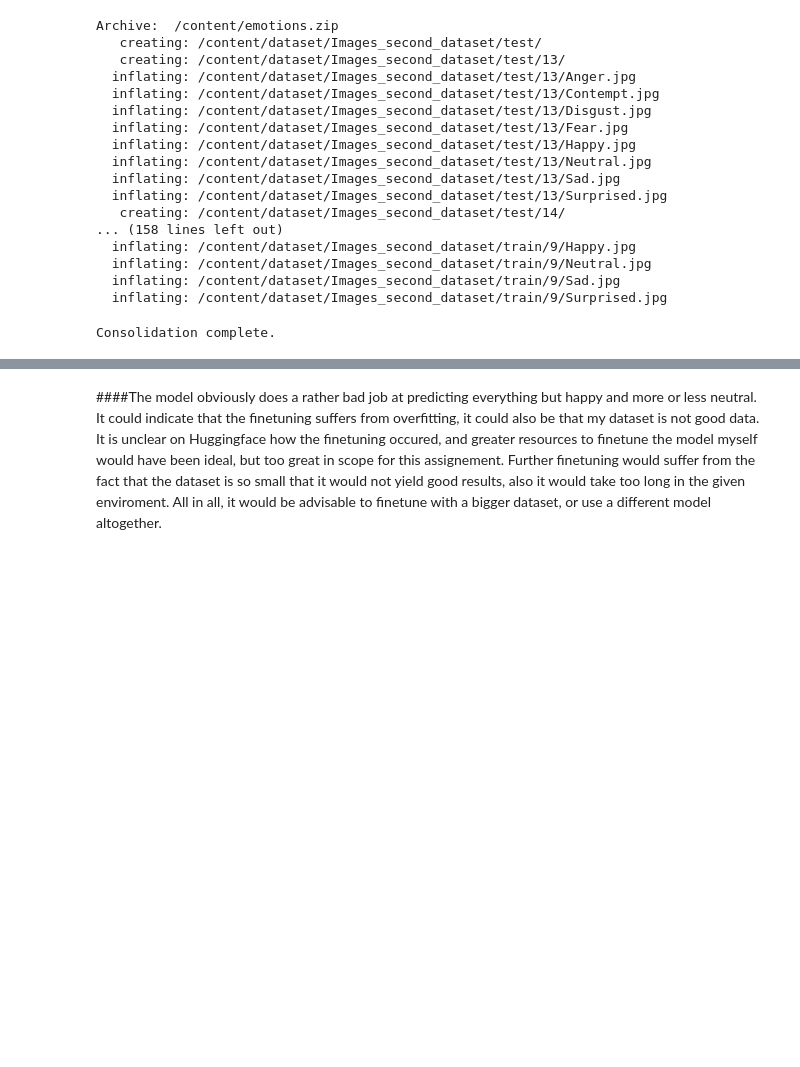
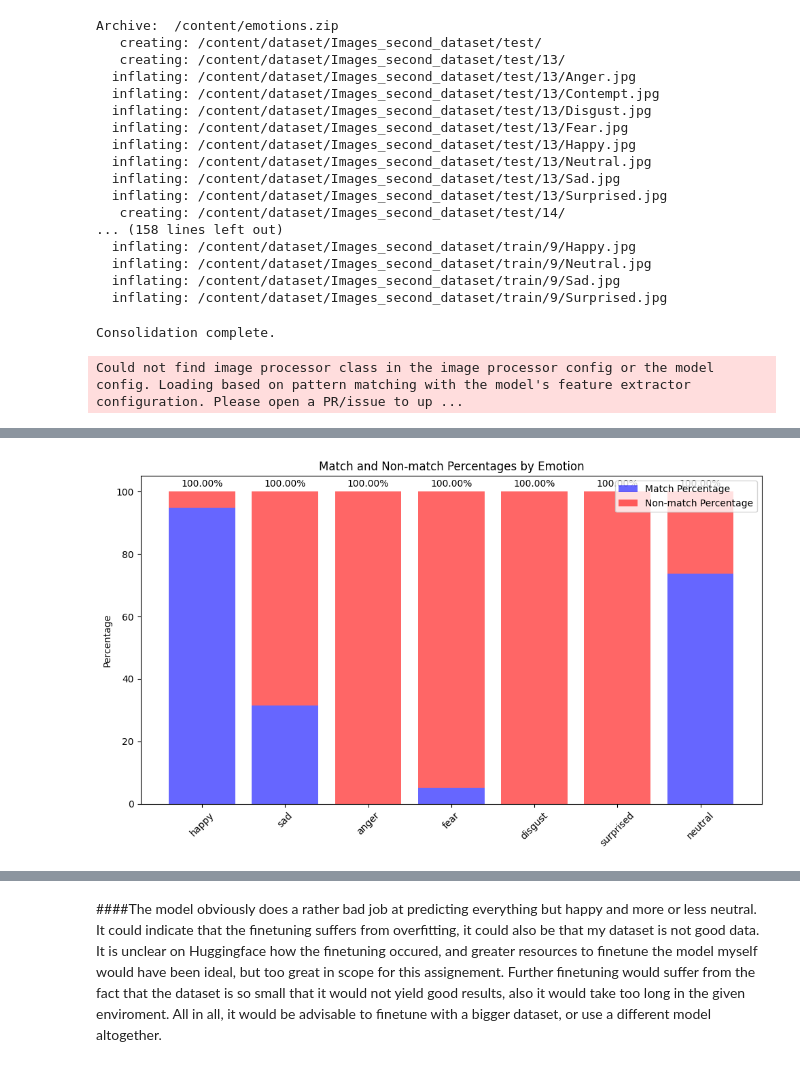
Before and after one commit to JakobPorsfelt/Content-Analysis, a Jupyter notebook: Exam_CV_final.ipynb, the cells around one changed output, grey strips where cells are left out. Saved outputs shown, nothing was run; the diff lists cells and outputs as text; code cells hidden in the pictures; blank space fills up the shorter version.

```diff
--- a/Exam_CV_final.ipynb
+++ b/Exam_CV_final.ipynb
@@ -123,6 +124,8 @@ Consolidation complete.
 from transformers import pipeline
 from PIL import Image
 import os
+import matplotlib.pyplot as plt
+import numpy as np
 
 # Initialize the pipeline, and does necessary preprocessing of the images to fit the expected input of the model.
 model_name = "trpakov/vit-face-expression"
@@ -157,19 +160,18 @@ def run_predictions_on_all_images(image_dir, pipe):
                     image.close()
                 except Exception as e:
                     print(f"An error occurred while processing image: {image_path}. Error: {e}")
-
     return predictions
 
-    """
-    This function takes the highest prediction score(from the prediction dictionary created above) as the prediction for that image,
-    then counts that result. It compares this prediction with the image file name, and counts if there is a match or not.
-    It finally shows a list of matches vs non-matches and checks if there is more matches or non-matches.
-    """
-# Assuming you have a list of all emotions you're interested in
-emotions = ['happy', 'sad', 'anger', 'fear', 'disgust', 'surprise', 'neutral']
+
+
+"""
+This next function takes the highest prediction score(from the prediction dictionary created above) as the prediction for that image,
+then counts that result. It compares this prediction with the image file name, and counts if there is a match or not.
+It finally shows a list of matches vs non-matches and checks if there is more matches or non-matches.
+"""
 
 def count_matches_by_emotion(predictions):
-    results = {emotion: {'matches': 0, 'non_matches': 0} for emotion in emotions}
+    results = {emotion: {'matches': 0, 'non_matches': 0, 'match_percentage': 0, 'non_match_percentage': 0} for emotion in emotions}
 
     for image_name, prediction in predictions.items():
         if prediction:  # Check if there is at least one prediction
@@ -182,7 +184,15 @@ def count_matches_by_emotion(predictions):
                 else:
                     results[true_emotion]['non_matches'] += 1
 
+                # Calculate percentages
+                total = results[true_emotion]['matches'] + results[true_emotion]['non_matches']
+                results[true_emotion]['match_percentage'] = (results[true_emotion]['matches'] / total) * 100 if total > 0 else 0
+                results[true_emotion]['non_match_percentage'] = (results[true_emotion]['non_matches'] / total) * 100 if total > 0 else 0
+
     return results
+
+
+emotions = ['happy', 'sad', 'anger', 'fear', 'disgust', 'surprised', 'neutral']
 
 # Run predictions on all images
 image_directory = '/content/consolidated_images'
@@ -196,3 +206,41 @@ for emotion, counts in emotion_results.items():
     print(f"Emotion: {emotion.capitalize()}")
     print(f"  Matches: {counts['matches']}")
     print(f"  Non-matches: {counts['non_matches']}")
+    print(f"  Match Percentage: {counts['match_percentage']:.2f}%")
+    print(f"  Non-Match Percentage: {counts['non_match_percentage']:.2f}%")
+
+
+
+#Finally visualizing the results from above as a percentage(match or non-matches) in a bar chart.
+
+import matplotlib.pyplot as plt
+
+def visualize_results(emotion_results):
+    emotions = list(emotion_results.keys())
+    match_percentages = [emotion_results[emotion]['match_percentage'] for emotion in emotions]
+    non_match_percentages = [emotion_results[emotion]['non_match_percentage'] for emotion in emotions]
+
+    # Calculate the total percentage for matches and non-matches
+    total_percentages = [mp + nmp for mp, nmp in zip(match_percentages, non_match_percentages)]
+
+    # Plotting match and non-match percentages
+    fig, ax = plt.subplots(figsize=(10, 6))
+    ax.bar(emotions, match_percentages, label='Match Percentage', alpha=0.6, color='blue')
+    ax.bar(emotions, non_match_percentages, bottom=match_percentages, label='Non-match Percentage', alpha=0.6, color='red')
+
+    ax.set_ylabel('Percentage')
+    ax.set_title('Match and Non-match Percentages by Emotion')
+    ax.legend()
+    plt.xticks(rotation=45)
+    plt.tight_layout()
+
+    # Displaying the exact percentage above bars
+    for i, emotion in enumerate(emotions):
+        ax.text(i, total_percentages[i] + 1, f'{total_percentages[i]:.2f}%', ha='center', va='bottom')
+
+    plt.show()
+
+# Visualize the results
+visualize_results(emotion_results)
+# %% [output]
+Could not find image processor class in the image processor config or the model config. Loading based on pattern matching with the model's feature extractor configuration. Please open a PR/issue to up ...
@@ -198,0 +264 @@ for emotion, counts in emotion_results.items():
+[figure, added]
```
Also changed, not shown: parts of 4 cells of this notebook.
